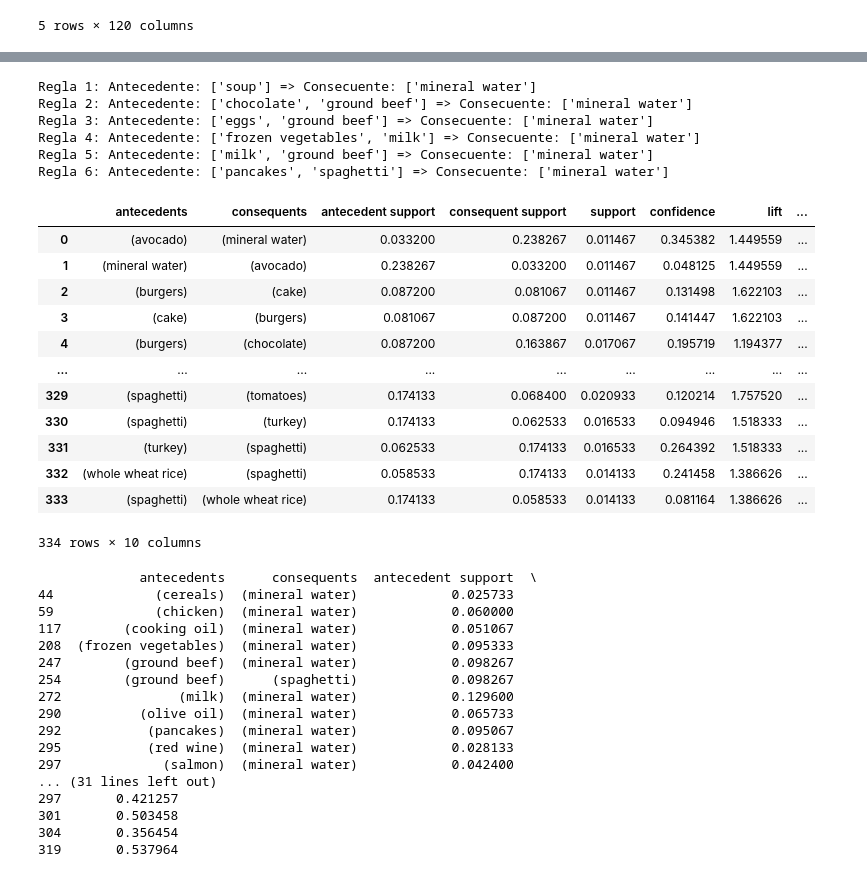
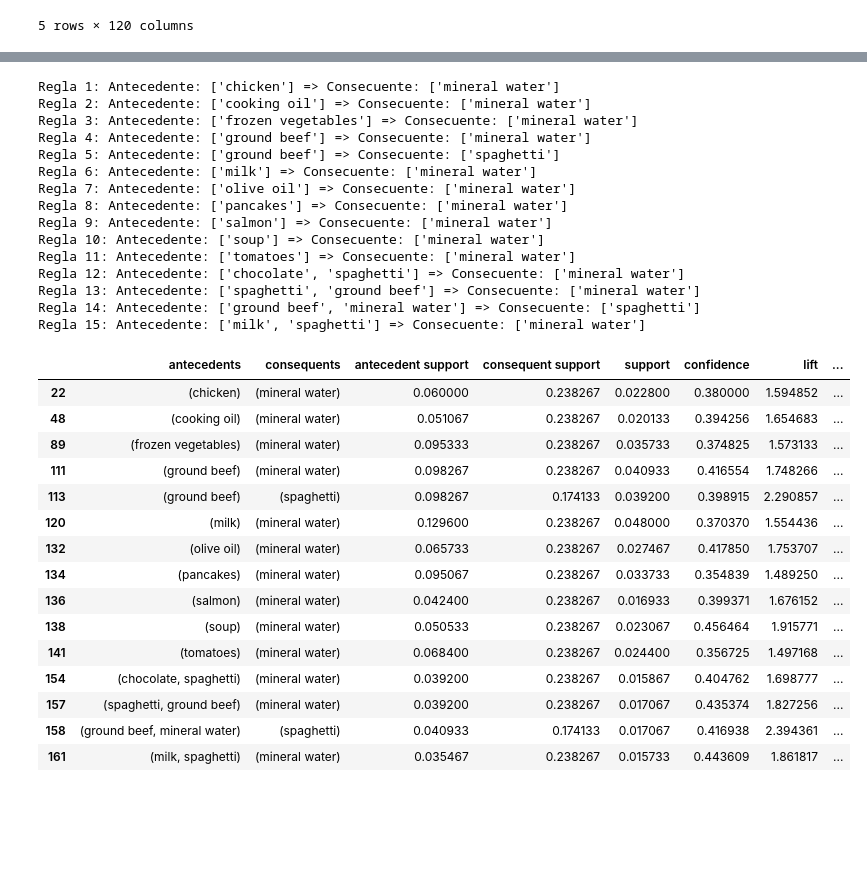
Before and after one commit to Alf-caput/LAB02_ReglasYPatronesSecuenciales, a Jupyter notebook: Practica_1_Reglas_de_Asociacion_Ruben.ipynb, the cells around one changed output, grey strips where cells are left out. Cells and saved outputs as stored; diff of their text form; code cells hidden in the pictures; blank space fills up the shorter version.

```diff
--- a/Practica_1_Reglas_de_Asociacion_Ruben.ipynb
+++ b/Practica_1_Reglas_de_Asociacion_Ruben.ipynb
@@ -126,57 +126,43 @@ frequent_itemsets
 # %%
 reglas = association_rules(frequent_itemsets, metric="confidence", min_threshold=0.1)
 
-reglas_alta_confianza = reglas[reglas['confidence'] > 0.45]
+reglas_alta_confianza = reglas[reglas['confidence'] > 0.35]
 
 antecedentes = reglas_alta_confianza['antecedents'].apply(lambda x: list(x)).tolist()
 consecuentes = reglas_alta_confianza['consequents'].apply(lambda x: list(x)).tolist()
 
 for index, (antecedent, consequent) in enumerate(zip(antecedentes, consecuentes)):
     print(f"Regla {index + 1}: Antecedente: {antecedent} => Consecuente: {consequent}")
+reglas_alta_confianza
 # %% [output]
-Regla 1: Antecedente: ['soup'] => Consecuente: ['mineral water']
-Regla 2: Antecedente: ['chocolate', 'ground beef'] => Consecuente: ['mineral water']
-Regla 3: Antecedente: ['eggs', 'ground beef'] => Consecuente: ['mineral water']
-Regla 4: Antecedente: ['frozen vegetables', 'milk'] => Consecuente: ['mineral water']
-Regla 5: Antecedente: ['milk', 'ground beef'] => Consecuente: ['mineral water']
-Regla 6: Antecedente: ['pancakes', 'spaghetti'] => Consecuente: ['mineral water']
+Regla 1: Antecedente: ['chicken'] => Consecuente: ['mineral water']
+Regla 2: Antecedente: ['cooking oil'] => Consecuente: ['mineral water']
+Regla 3: Antecedente: ['frozen vegetables'] => Consecuente: ['mineral water']
+Regla 4: Antecedente: ['ground beef'] => Consecuente: ['mineral water']
+Regla 5: Antecedente: ['ground beef'] => Consecuente: ['spaghetti']
+Regla 6: Antecedente: ['milk'] => Consecuente: ['mineral water']
+Regla 7: Antecedente: ['olive oil'] => Consecuente: ['mineral water']
+Regla 8: Antecedente: ['pancakes'] => Consecuente: ['mineral water']
+Regla 9: Antecedente: ['salmon'] => Consecuente: ['mineral water']
+Regla 10: Antecedente: ['soup'] => Consecuente: ['mineral water']
+Regla 11: Antecedente: ['tomatoes'] => Consecuente: ['mineral water']
+Regla 12: Antecedente: ['chocolate', 'spaghetti'] => Consecuente: ['mineral water']
+Regla 13: Antecedente: ['spaghetti', 'ground beef'] => Consecuente: ['mineral water']
+Regla 14: Antecedente: ['ground beef', 'mineral water'] => Consecuente: ['spaghetti']
+Regla 15: Antecedente: ['milk', 'spaghetti'] => Consecuente: ['mineral water']
+|  | antecedents | consequents | antecedent support | consequent support | support | confidence | lift | ... |
+| 22 | (chicken) | (mineral water) | 0.060000 | 0.238267 | 0.022800 | 0.380000 | 1.594852 | ... |
+| 48 | (cooking oil) | (mineral water) | 0.051067 | 0.238267 | 0.020133 | 0.394256 | 1.654683 | ... |
+| 89 | (frozen vegetables) | (mineral water) | 0.095333 | 0.238267 | 0.035733 | 0.374825 | 1.573133 | ... |
+| 111 | (ground beef) | (mineral water) | 0.098267 | 0.238267 | 0.040933 | 0.416554 | 1.748266 | ... |
+| 113 | (ground beef) | (spaghetti) | 0.098267 | 0.174133 | 0.039200 | 0.398915 | 2.290857 | ... |
+| 120 | (milk) | (mineral water) | 0.129600 | 0.238267 | 0.048000 | 0.370370 | 1.554436 | ... |
+| 132 | (olive oil) | (mineral water) | 0.065733 | 0.238267 | 0.027467 | 0.417850 | 1.753707 | ... |
+| 134 | (pancakes) | (mineral water) | 0.095067 | 0.238267 | 0.033733 | 0.354839 | 1.489250 | ... |
+| 136 | (salmon) | (mineral water) | 0.042400 | 0.238267 | 0.016933 | 0.399371 | 1.676152 | ... |
+| 138 | (soup) | (mineral water) | 0.050533 | 0.238267 | 0.023067 | 0.456464 | 1.915771 | ... |
+| 141 | (tomatoes) | (mineral water) | 0.068400 | 0.238267 | 0.024400 | 0.356725 | 1.497168 | ... |
+| 154 | (chocolate, spaghetti) | (mineral water) | 0.039200 | 0.238267 | 0.015867 | 0.404762 | 1.698777 | ... |
+| 157 | (spaghetti, ground beef) | (mineral water) | 0.039200 | 0.238267 | 0.017067 | 0.435374 | 1.827256 | ... |
+| 158 | (ground beef, mineral water) | (spaghetti) | 0.040933 | 0.174133 | 0.017067 | 0.416938 | 2.394361 | ... |
+| 161 | (milk, spaghetti) | (mineral water) | 0.035467 | 0.238267 | 0.015733 | 0.443609 | 1.861817 | ... |
-# %%
-from mlxtend.frequent_patterns import association_rules
-
-rules = association_rules(k2, metric="confidence", min_threshold=0.01)
-rules
-# %% [output]
-|  | antecedents | consequents | antecedent support | consequent support | support | confidence | lift | ... |
-| 0 | (avocado) | (mineral water) | 0.033200 | 0.238267 | 0.011467 | 0.345382 | 1.449559 | ... |
-| 1 | (mineral water) | (avocado) | 0.238267 | 0.033200 | 0.011467 | 0.048125 | 1.449559 | ... |
-| 2 | (burgers) | (cake) | 0.087200 | 0.081067 | 0.011467 | 0.131498 | 1.622103 | ... |
-| 3 | (cake) | (burgers) | 0.081067 | 0.087200 | 0.011467 | 0.141447 | 1.622103 | ... |
-| 4 | (burgers) | (chocolate) | 0.087200 | 0.163867 | 0.017067 | 0.195719 | 1.194377 | ... |
-| ... | ... | ... | ... | ... | ... | ... | ... | ... |
-| 329 | (spaghetti) | (tomatoes) | 0.174133 | 0.068400 | 0.020933 | 0.120214 | 1.757520 | ... |
-| 330 | (spaghetti) | (turkey) | 0.174133 | 0.062533 | 0.016533 | 0.094946 | 1.518333 | ... |
-| 331 | (turkey) | (spaghetti) | 0.062533 | 0.174133 | 0.016533 | 0.264392 | 1.518333 | ... |
-| 332 | (whole wheat rice) | (spaghetti) | 0.058533 | 0.174133 | 0.014133 | 0.241458 | 1.386626 | ... |
-| 333 | (spaghetti) | (whole wheat rice) | 0.174133 | 0.058533 | 0.014133 | 0.081164 | 1.386626 | ... |
-334 rows × 10 columns
-# %%
-high_confidence_rules = rules[rules['confidence'] > 0.35]
-print(high_confidence_rules)
-# %% [output]
-             antecedents      consequents  antecedent support  \
-44             (cereals)  (mineral water)            0.025733
-59             (chicken)  (mineral water)            0.060000
-117        (cooking oil)  (mineral water)            0.051067
-208  (frozen vegetables)  (mineral water)            0.095333
-247        (ground beef)  (mineral water)            0.098267
-254        (ground beef)      (spaghetti)            0.098267
-272               (milk)  (mineral water)            0.129600
-290          (olive oil)  (mineral water)            0.065733
-292           (pancakes)  (mineral water)            0.095067
-295           (red wine)  (mineral water)            0.028133
-297             (salmon)  (mineral water)            0.042400
-... (31 lines left out)
-297       0.421257
-301       0.503458
-304       0.356454
-319       0.537964
```
Also changed, not shown: parts of 13 cells of this notebook.
